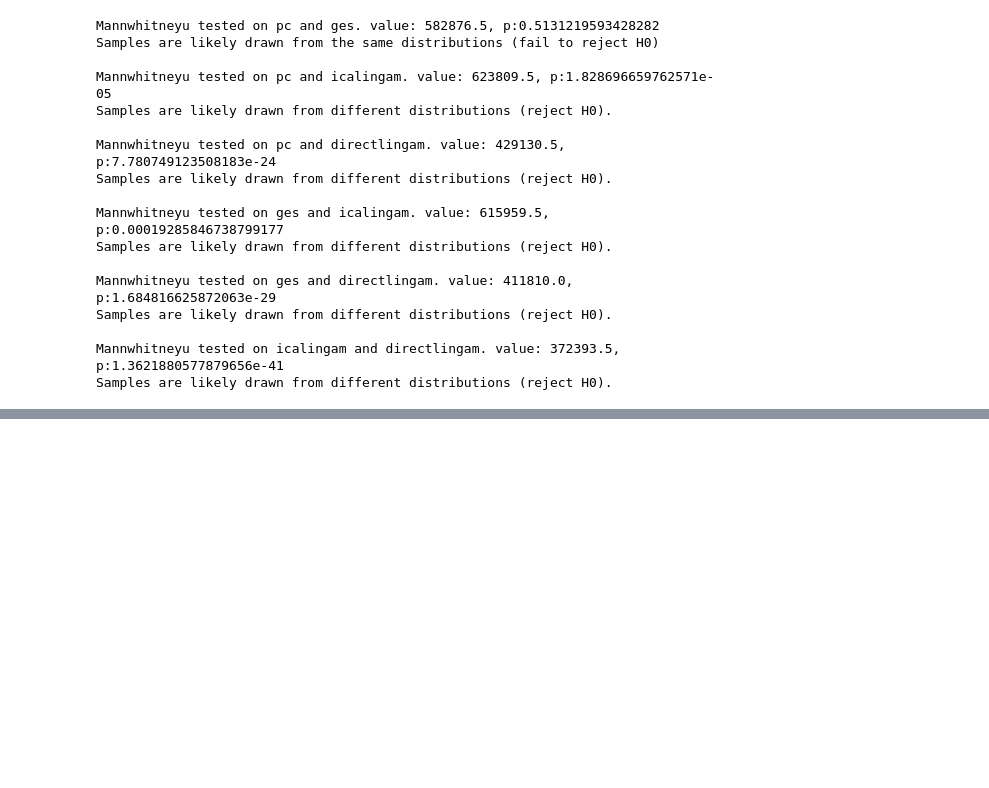
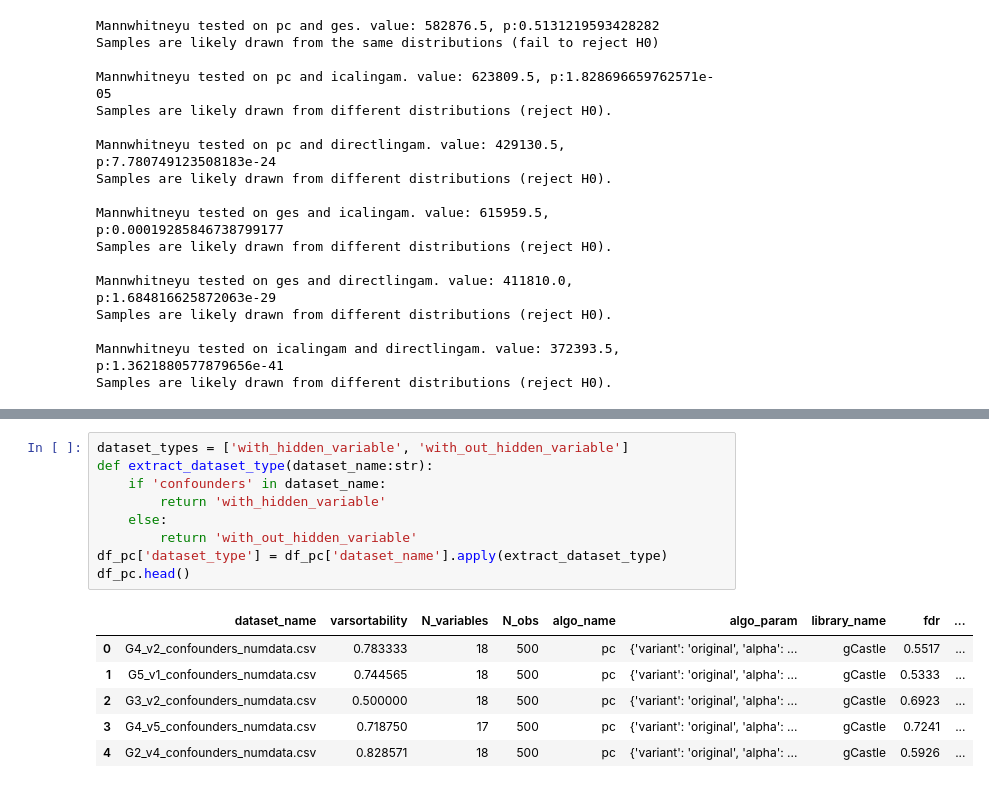
Before and after one commit to ravivanpong/CausalBench, a Jupyter notebook: evaluation/Evaluation_gcastle4_on_feedback.ipynb, the cells around one changed output, grey strips where cells are left out. Drawn from its saved outputs; the diff is of its cells as text; blank space fills up the shorter version.

```diff
--- a/evaluation/Evaluation_gcastle4_on_feedback.ipynb
+++ b/evaluation/Evaluation_gcastle4_on_feedback.ipynb
@@ -140,0 +151,16 @@ Samples are likely drawn from different distributions (reject H0).
+# %%
+dataset_types = ['with_hidden_variable', 'with_out_hidden_variable']
+def extract_dataset_type(dataset_name:str):
+    if 'confounders' in dataset_name:
+        return 'with_hidden_variable'
+    else:
+        return 'with_out_hidden_variable'
+df_pc['dataset_type'] = df_pc['dataset_name'].apply(extract_dataset_type)
+df_pc.head()
+# %% [output]
+|  | dataset_name | varsortability | N_variables | N_obs | algo_name | algo_param | library_name | fdr | ... |
+| 0 | G4_v2_confounders_numdata.csv | 0.783333 | 18 | 500 | pc | {'variant': 'original', 'alpha': ... | gCastle | 0.5517 | ... |
+| 1 | G5_v1_confounders_numdata.csv | 0.744565 | 18 | 500 | pc | {'variant': 'original', 'alpha': ... | gCastle | 0.5333 | ... |
+| 2 | G3_v2_confounders_numdata.csv | 0.500000 | 18 | 500 | pc | {'variant': 'original', 'alpha': ... | gCastle | 0.6923 | ... |
+| 3 | G4_v5_confounders_numdata.csv | 0.718750 | 17 | 500 | pc | {'variant': 'original', 'alpha': ... | gCastle | 0.7241 | ... |
+| 4 | G2_v4_confounders_numdata.csv | 0.828571 | 18 | 500 | pc | {'variant': 'original', 'alpha': ... | gCastle | 0.5926 | ... |
```
Also changed, not shown: parts of 6 cells of this notebook, 6 other files.
